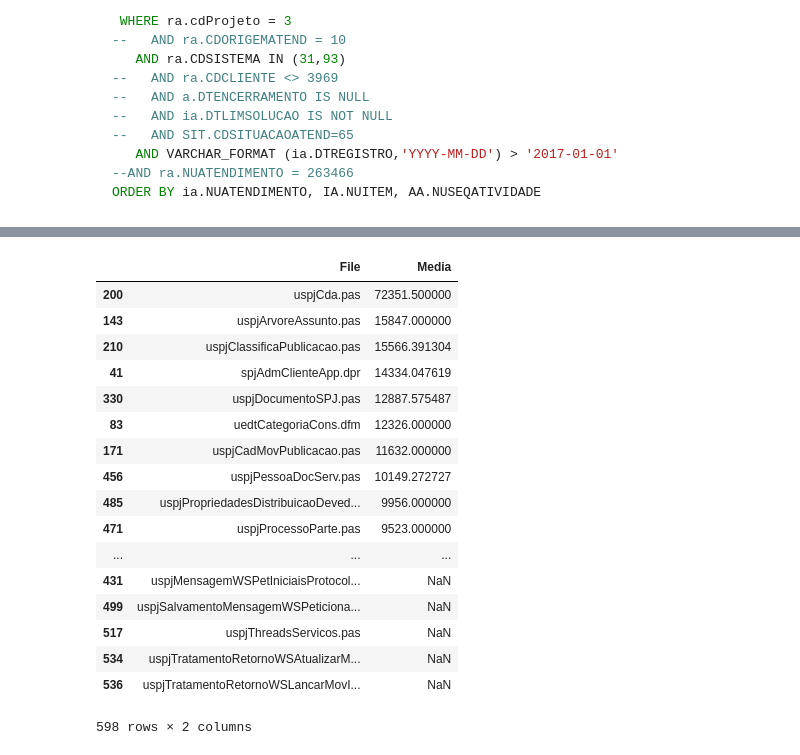
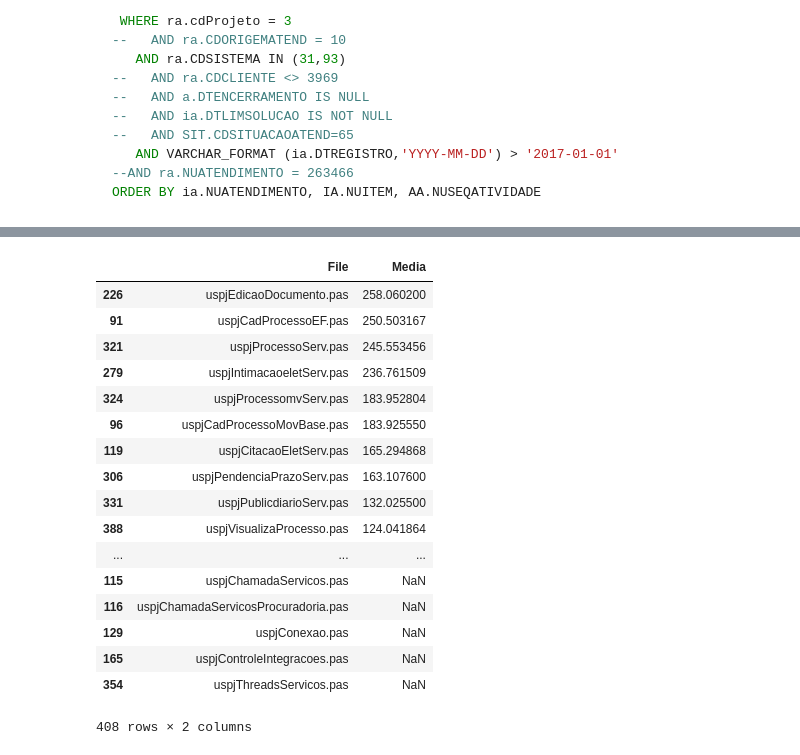
Before and after one commit to wilianselzlein/Metricas, a Jupyter notebook: Changesets.ipynb, the cells around one changed output, grey strips where cells are left out. Cells and saved outputs as stored; diff of their text form; code cells hidden in the pictures.

```diff
--- a/Changesets.ipynb
+++ b/Changesets.ipynb
@@ -300,6 +171,6 @@ Salts_counts = dfChangesets.Salt.value_counts()
 #Salts_uniques = dfChangesets.Salt.unique()#.to_frame()
 
 dfChangesets['conta'] = dfChangesets.Salt.apply(lambda y: 1 if y not in Salts_counts else Salts_counts[y])
-dfChangesets['apagar'] = dfChangesets.conta.apply(lambda y: True if y>1050 else False)
+dfChangesets['apagar'] = dfChangesets.conta.apply(lambda y: True if y>500 else False)
 # %%
 dfChangesets = dfChangesets[dfChangesets.apagar == False]
@@ -316,3 +177,5 @@ dfChangesets.groupby('Salt')['Salt'].count()
+# %%
+dfChangesets = dfChangesets[dfChangesets.Correcao == True]
 # %%
 dfChangesets.head(30)
 # %% [output]
@@ -389,4 +251,6 @@ dfSalts.head(5)
 # %%
 dfSalts['Salt'] = dfSalts.SALT
-#dfChangesets = dfChangesets.merge(dfSalts[['Salt','HORASTOTAIS']], how='right', on='Salt')
-dfChangesets = dfChangesets.merge(dfSalts[dfSalts.AtividadeDesenv == True][['Salt','HORASTOTAIS', 'PerdeuPrazoSla']], how='right', on='Salt') #Pupilo
+dfSaltsMerge = dfSalts[dfSalts.AtividadeDesenv == True]
+dfSaltsMerge = dfSaltsMerge[['Salt','HORASTOTAIS', 'PerdeuPrazoSla']]
+dfSaltsMerge = dfSaltsMerge.drop_duplicates()
+dfSaltsMerge
@@ -393,3 +276,7 @@ dfChangesets = dfChangesets.merge(dfSalts[dfSalts.AtividadeDesenv == True][['Sal
+# %%
+dfSalts['Salt'] = dfSalts.SALT
+dfChangesets = dfChangesets[dfChangesets.Data.notnull()][(dfChangesets.Data.dropna().str.contains('2017'))]
+dfChangesets = dfChangesets.merge(dfSaltsMerge, how='right', on='Salt')
 # %%
 dfChangesets.query('conta > 1')
 # %% [output]
@@ -416,23 +305,23 @@ dfChangesets['Media'] = dfChangesets.HORASTOTAIS / dfChangesets.conta
 # %%
-HorasFile = dfChangesets[dfChangesets.Equipe == 'Correcao'].groupby('File', as_index=False).agg({"Media": "mean"})
+HorasFile = dfChangesets[dfChangesets.Correcao == True].groupby('File', as_index=False).agg({"Media": "sum"})
 HorasFile = HorasFile.sort_values(by='Media', ascending=False)
 HorasFile#.head(100)
 # %% [output]
 |  | File | Media |
-| 200 | uspjCda.pas | 72351.500000 |
-| 143 | uspjArvoreAssunto.pas | 15847.000000 |
-| 210 | uspjClassificaPublicacao.pas | 15566.391304 |
-| 41 | spjAdmClienteApp.dpr | 14334.047619 |
-| 330 | uspjDocumentoSPJ.pas | 12887.575487 |
-| 83 | uedtCategoriaCons.dfm | 12326.000000 |
-| 171 | uspjCadMovPublicacao.pas | 11632.000000 |
-| 456 | uspjPessoaDocServ.pas | 10149.272727 |
-| 485 | uspjPropriedadesDistribuicaoDeved... | 9956.000000 |
-| 471 | uspjProcessoParte.pas | 9523.000000 |
+| 226 | uspjEdicaoDocumento.pas | 258.060200 |
+| 91 | uspjCadProcessoEF.pas | 250.503167 |
+| 321 | uspjProcessoServ.pas | 245.553456 |
+| 279 | uspjIntimacaoeletServ.pas | 236.761509 |
+| 324 | uspjProcessomvServ.pas | 183.952804 |
+| 96 | uspjCadProcessoMovBase.pas | 183.925550 |
+| 119 | uspjCitacaoEletServ.pas | 165.294868 |
+| 306 | uspjPendenciaPrazoServ.pas | 163.107600 |
+| 331 | uspjPublicdiarioServ.pas | 132.025500 |
+| 388 | uspjVisualizaProcesso.pas | 124.041864 |
 | ... | ... | ... |
-| 431 | uspjMensagemWSPetIniciaisProtocol... | NaN |
-| 499 | uspjSalvamentoMensagemWSPeticiona... | NaN |
-| 517 | uspjThreadsServicos.pas | NaN |
-| 534 | uspjTratamentoRetornoWSAtualizarM... | NaN |
-| 536 | uspjTratamentoRetornoWSLancarMovI... | NaN |
+| 115 | uspjChamadaServicos.pas | NaN |
+| 116 | uspjChamadaServicosProcuradoria.pas | NaN |
+| 129 | uspjConexao.pas | NaN |
+| 165 | uspjControleIntegracoes.pas | NaN |
+| 354 | uspjThreadsServicos.pas | NaN |
-598 rows × 2 columns
+408 rows × 2 columns
```
Also changed, not shown: parts of 32 cells of this notebook, 4 other files.
